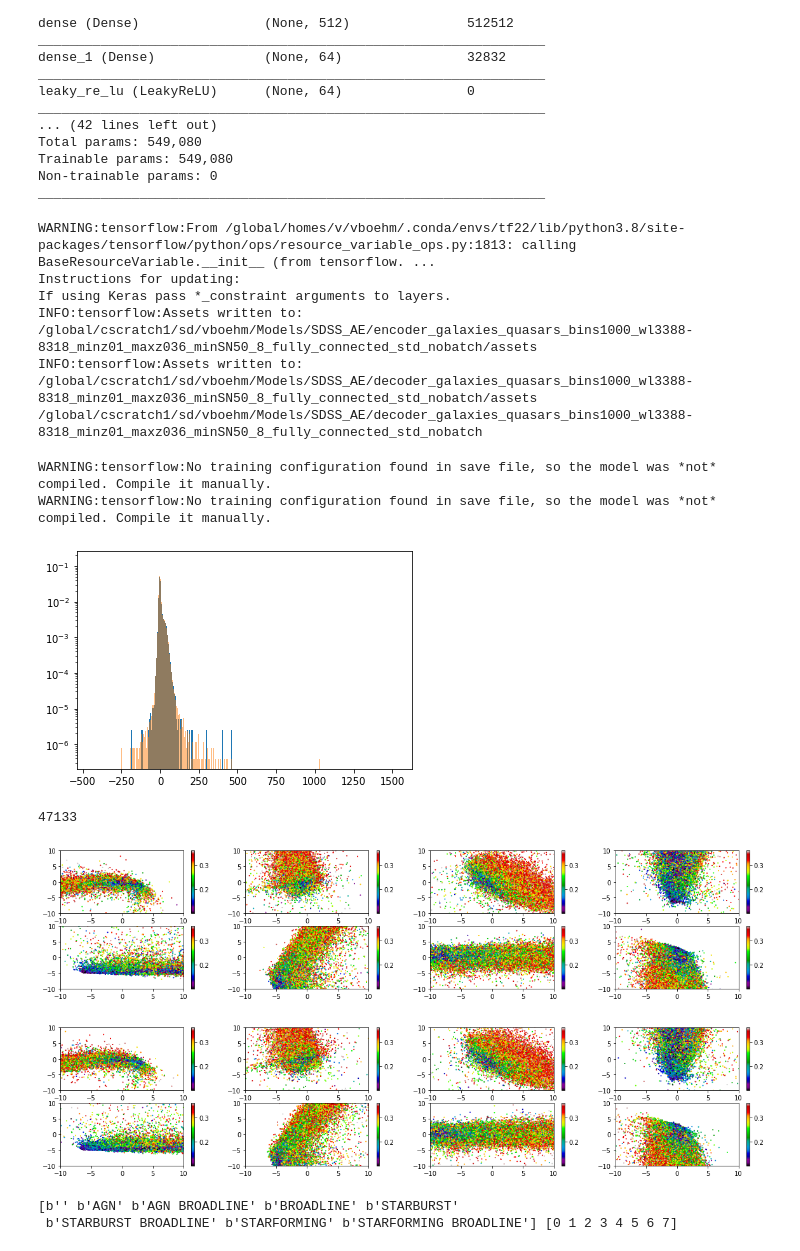
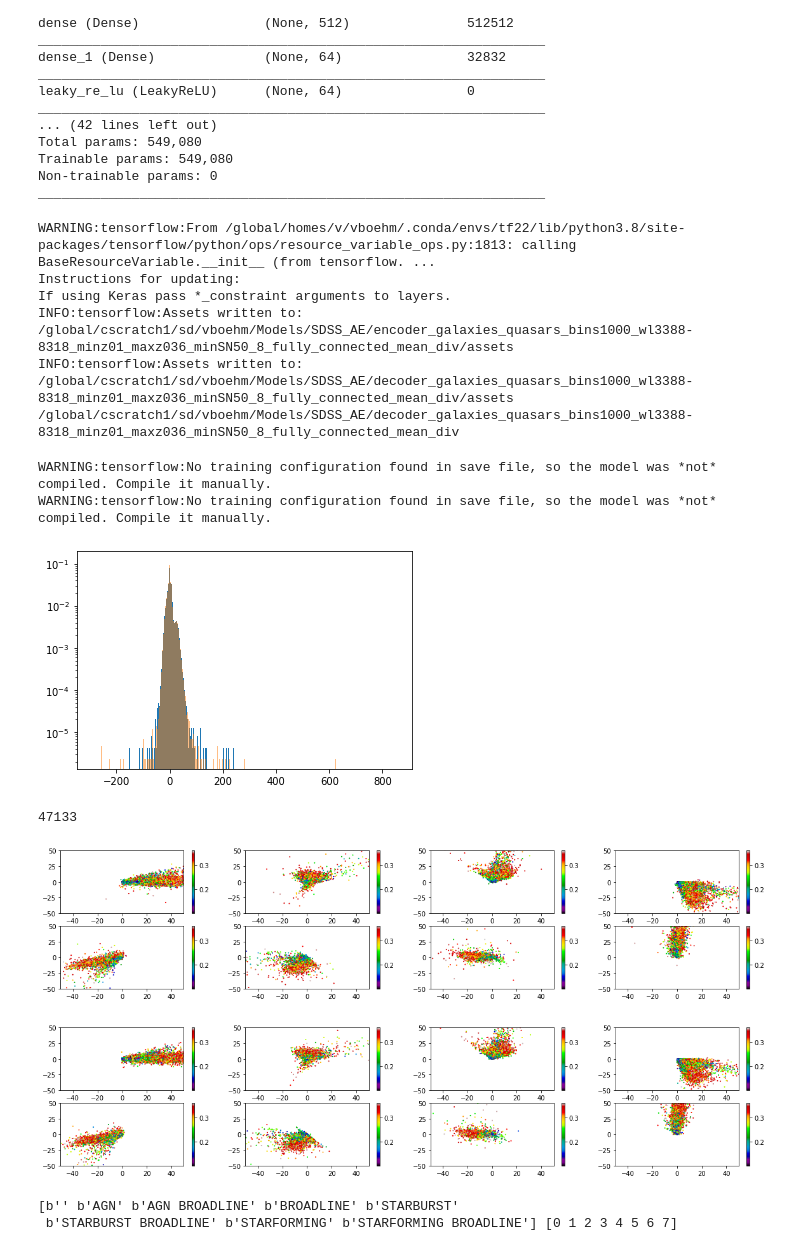
Before and after one commit to AlexGKim/SDSS_PAE, a Jupyter notebook: notebooks/AE_SDSS.ipynb, the cells around one changed output. Cells and saved outputs as stored; diff of their text form; code cells hidden in the pictures.

Commit message:
thinned no batch mean div

```diff
--- a/notebooks/AE_SDSS.ipynb
+++ b/notebooks/AE_SDSS.ipynb
@@ -72,7 +72,7 @@ fixed_num_bins  = 1000
 
 label           = 'galaxies_quasars_bins1000_wl3388-8318'
 label_          = label+'_minz005_maxz036_minSN50'
-label_2         = label+'_minz01_maxz036_minSN50'+'_8_fully_connected_std_nobatch'
+label_2         = label+'_minz01_maxz036_minSN50'+'_8_fully_connected_mean_div'
 
 seed            = 8720
 
@@ -463,9 +464,9 @@ print(path)
 WARNING:tensorflow:From /global/homes/v/vboehm/.conda/envs/tf22/lib/python3.8/site-packages/tensorflow/python/ops/resource_variable_ops.py:1813: calling BaseResourceVariable.__init__ (from tensorflow. ...
 Instructions for updating:
 If using Keras pass *_constraint arguments to layers.
-INFO:tensorflow:Assets written to: /global/cscratch1/sd/vboehm/Models/SDSS_AE/encoder_galaxies_quasars_bins1000_wl3388-8318_minz01_maxz036_minSN50_8_fully_connected_std_nobatch/assets
-INFO:tensorflow:Assets written to: /global/cscratch1/sd/vboehm/Models/SDSS_AE/decoder_galaxies_quasars_bins1000_wl3388-8318_minz01_maxz036_minSN50_8_fully_connected_std_nobatch/assets
-/global/cscratch1/sd/vboehm/Models/SDSS_AE/decoder_galaxies_quasars_bins1000_wl3388-8318_minz01_maxz036_minSN50_8_fully_connected_std_nobatch
+INFO:tensorflow:Assets written to: /global/cscratch1/sd/vboehm/Models/SDSS_AE/encoder_galaxies_quasars_bins1000_wl3388-8318_minz01_maxz036_minSN50_8_fully_connected_mean_div/assets
+INFO:tensorflow:Assets written to: /global/cscratch1/sd/vboehm/Models/SDSS_AE/decoder_galaxies_quasars_bins1000_wl3388-8318_minz01_maxz036_minSN50_8_fully_connected_mean_div/assets
+/global/cscratch1/sd/vboehm/Models/SDSS_AE/decoder_galaxies_quasars_bins1000_wl3388-8318_minz01_maxz036_minSN50_8_fully_connected_mean_div
 # %%
 path = os.path.join(root_models,'encoder_%s'%label_2)
 encoder = tf.keras.models.load_model(path)
@@ -481,36 +482,38 @@ encoded_train, encoded_valid, encoded_test = np.load(os.path.join(root_encoded,'
 np.save(os.path.join(root_decoded,'decoded_%s.npy'%label_2),[decoded_train,decoded_valid, decoded_test])
 # %%
 _=plt.hist(encoded_valid.flatten(),bins=1000,density=True, log=True)
-_=plt.hist(encoded_train.flatten(),bins=1000,density=True, alpha=0.5, log=True)
+_=plt.hist(encoded_train[:len(encoded_valid)].flatten(),bins=1000,density=True, alpha=0.5, log=True)
 # %% [output]
-[figure, old version]
+[figure, new version]
 # %%
 len(encoded_valid)
 # %% [output]
 47133
 # %%
+lims = 50
+
 fig, ax = plt.subplots(2,4, figsize=(20,4))
 ax=ax.flatten()
 for ii in range(latent_dim):
     jj= (ii+1)%latent_dim
     im = ax[ii].scatter(encoded_valid[:,ii],encoded_valid[:,jj],c=valid_params, cmap='nipy_spectral',s=1)
     plt.colorbar(im, ax=ax[ii])
-    ax[ii].set_xlim(-10,10)
-    ax[ii].set_ylim(-10,10)
+    ax[ii].set_xlim(-lims,lims)
+    ax[ii].set_ylim(-lims,lims)
 plt.show()
 
 fig, ax = plt.subplots(2,4, figsize=(20,4))
 ax=ax.flatten()
 for ii in range(latent_dim):
     jj= (ii+1)%latent_dim
     im = ax[ii].scatter(encoded_train[:47000,ii],encoded_train[:47000,jj],c=train_params[:47000], cmap='nipy_spectral',s=1)
     plt.colorbar(im, ax=ax[ii])
-    ax[ii].set_xlim(-10,10)
-    ax[ii].set_ylim(-10,10)
+    ax[ii].set_xlim(-lims,lims)
+    ax[ii].set_ylim(-lims,lims)
 plt.show()
 # %% [output]
-[figure, old version]
+[figure, new version]
-[figure, old version]
+[figure, new version]
 # %%
 from sklearn import preprocessing
 le = preprocessing.LabelEncoder()
```
Also changed, not shown: parts of 7 cells of this notebook.
